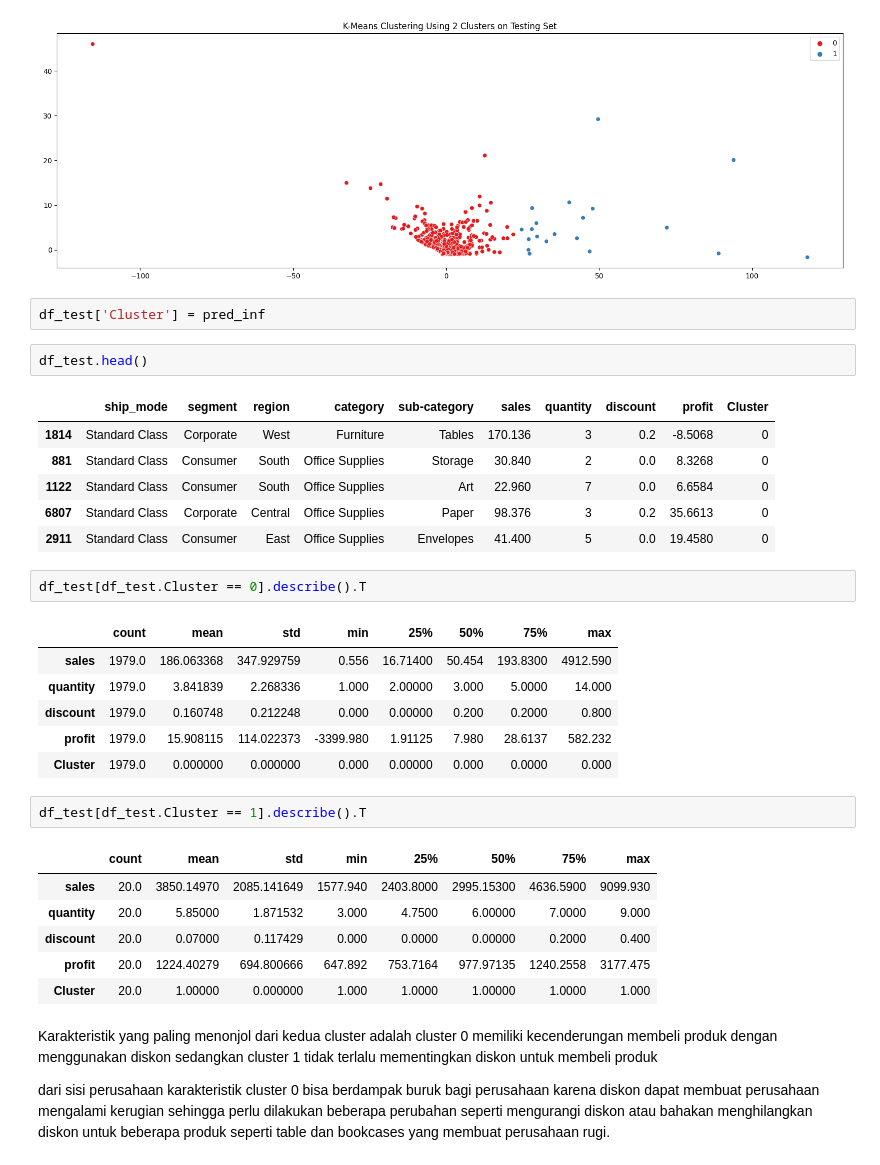
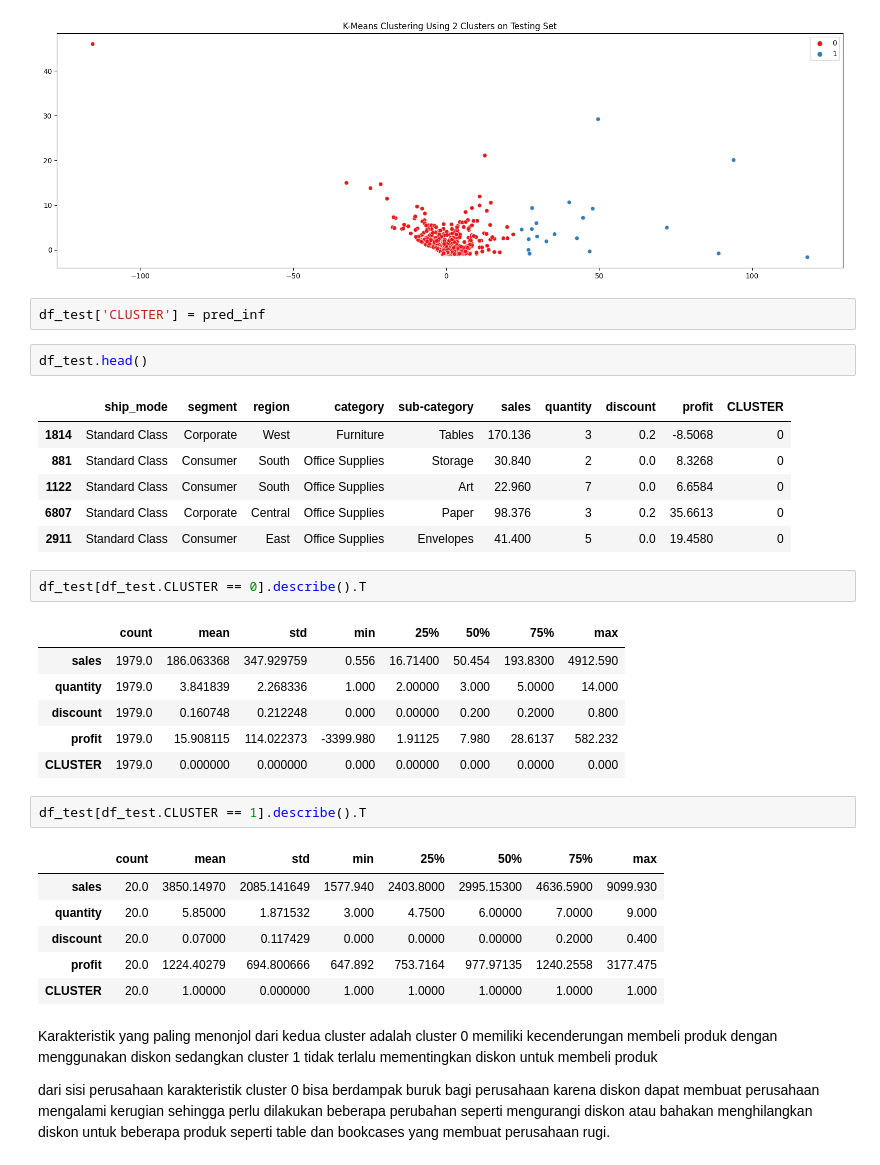
Before and after one commit to salmanfaishal27/retail-customer-segmentation_superstore, a Jupyter notebook: script.ipynb, the cells around one changed output. Cells and saved outputs as stored; diff of their text form.

```diff
--- a/script.ipynb
+++ b/script.ipynb
@@ -671,34 +671,34 @@ plt.show()
 # %% [output]
 [figure]
 # %%
-df_test['Cluster'] = pred_inf
+df_test['CLUSTER'] = pred_inf
 # %%
 df_test.head()
 # %% [output]
-|  | ship_mode | segment | region | category | sub-category | sales | quantity | discount | profit | Cluster |
+|  | ship_mode | segment | region | category | sub-category | sales | quantity | discount | profit | CLUSTER |
 | 1814 | Standard Class | Corporate | West | Furniture | Tables | 170.136 | 3 | 0.2 | -8.5068 | 0 |
 | 881 | Standard Class | Consumer | South | Office Supplies | Storage | 30.840 | 2 | 0.0 | 8.3268 | 0 |
 | 1122 | Standard Class | Consumer | South | Office Supplies | Art | 22.960 | 7 | 0.0 | 6.6584 | 0 |
 | 6807 | Standard Class | Corporate | Central | Office Supplies | Paper | 98.376 | 3 | 0.2 | 35.6613 | 0 |
 | 2911 | Standard Class | Consumer | East | Office Supplies | Envelopes | 41.400 | 5 | 0.0 | 19.4580 | 0 |
 # %%
-df_test[df_test.Cluster == 0].describe().T
+df_test[df_test.CLUSTER == 0].describe().T
 # %% [output]
 |  | count | mean | std | min | 25% | 50% | 75% | max |
 | sales | 1979.0 | 186.063368 | 347.929759 | 0.556 | 16.71400 | 50.454 | 193.8300 | 4912.590 |
 | quantity | 1979.0 | 3.841839 | 2.268336 | 1.000 | 2.00000 | 3.000 | 5.0000 | 14.000 |
 | discount | 1979.0 | 0.160748 | 0.212248 | 0.000 | 0.00000 | 0.200 | 0.2000 | 0.800 |
 | profit | 1979.0 | 15.908115 | 114.022373 | -3399.980 | 1.91125 | 7.980 | 28.6137 | 582.232 |
-| Cluster | 1979.0 | 0.000000 | 0.000000 | 0.000 | 0.00000 | 0.000 | 0.0000 | 0.000 |
+| CLUSTER | 1979.0 | 0.000000 | 0.000000 | 0.000 | 0.00000 | 0.000 | 0.0000 | 0.000 |
 # %%
-df_test[df_test.Cluster == 1].describe().T
+df_test[df_test.CLUSTER == 1].describe().T
 # %% [output]
 |  | count | mean | std | min | 25% | 50% | 75% | max |
 | sales | 20.0 | 3850.14970 | 2085.141649 | 1577.940 | 2403.8000 | 2995.15300 | 4636.5900 | 9099.930 |
 | quantity | 20.0 | 5.85000 | 1.871532 | 3.000 | 4.7500 | 6.00000 | 7.0000 | 9.000 |
 | discount | 20.0 | 0.07000 | 0.117429 | 0.000 | 0.0000 | 0.00000 | 0.2000 | 0.400 |
 | profit | 20.0 | 1224.40279 | 694.800666 | 647.892 | 753.7164 | 977.97135 | 1240.2558 | 3177.475 |
-| Cluster | 20.0 | 1.00000 | 0.000000 | 1.000 | 1.0000 | 1.00000 | 1.0000 | 1.000 |
+| CLUSTER | 20.0 | 1.00000 | 0.000000 | 1.000 | 1.0000 | 1.00000 | 1.0000 | 1.000 |
 # %% [markdown]
 Karakteristik yang paling menonjol dari kedua cluster adalah cluster 0 memiliki kecenderungan membeli produk dengan menggunakan diskon sedangkan cluster 1 tidak terlalu mementingkan diskon untuk membeli produk
 
```
Also changed, not shown: parts of 2 cells of this notebook, 1 other file.
